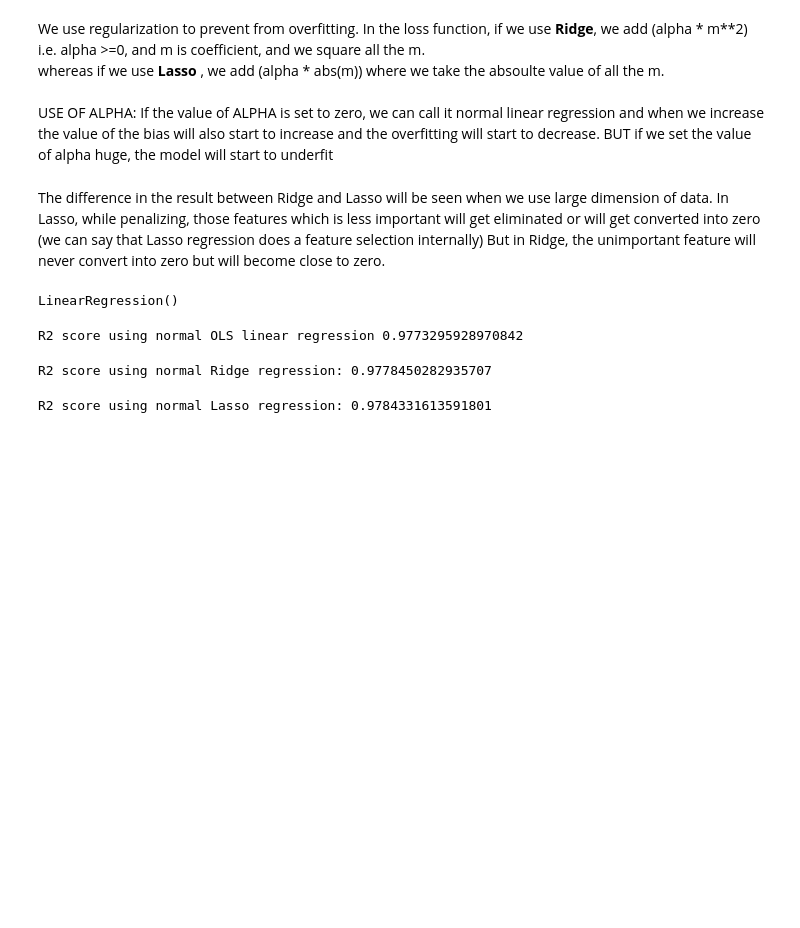
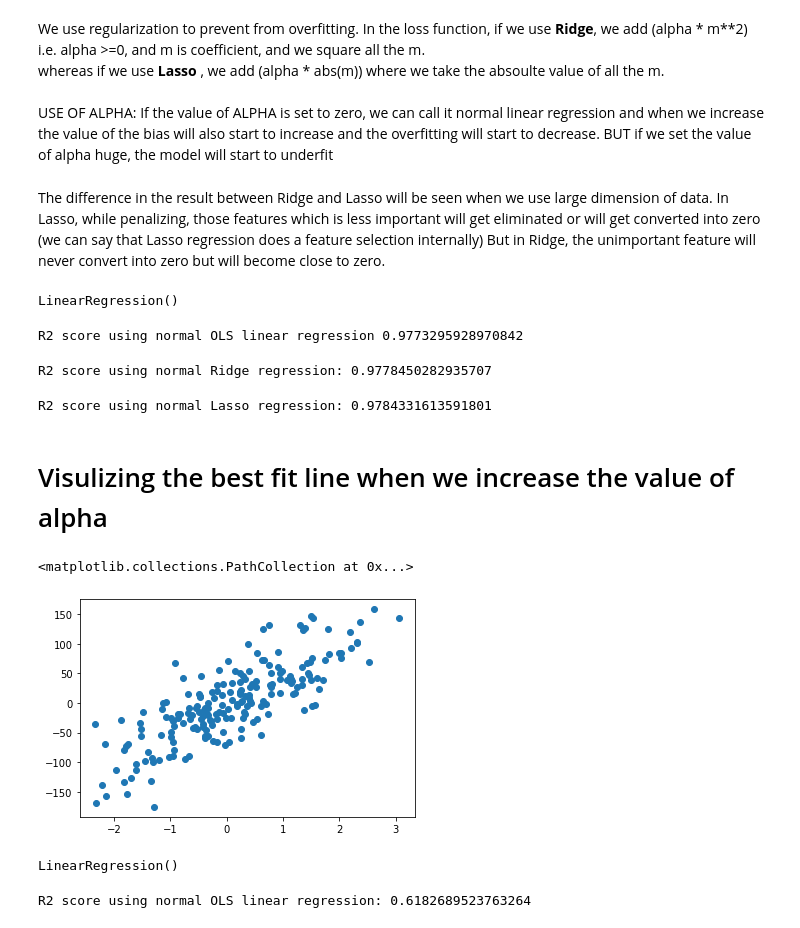
Before and after one commit to Shreejan-git/machine_learning_sklearn, a Jupyter notebook: Regularization_Ridge_lasso.ipynb, the cells around one changed output. Saved outputs shown, nothing was run; the diff lists cells and outputs as text; code cells hidden in the pictures; blank space fills up the shorter version.

Commit message:
implement regularization using sklearn

```diff
--- a/Regularization_Ridge_lasso.ipynb
+++ b/Regularization_Ridge_lasso.ipynb
@@ -49,3 +49,11 @@ rtwol = r2_score(ytest, pred_l)
 print('R2 score using normal Lasso regression:', rtwol)
 # %% [output]
 R2 score using normal Lasso regression: 0.9784331613591801
+# %% [markdown]
+# Visulizing the best fit line when we increase the value of alpha
+# %%
+X, y = make_regression(n_samples=200, n_features=1, n_targets=1, n_informative=1, bias=0.2, noise=40)
+plt.scatter(X,y)
+# %% [output]
+<matplotlib.collections.PathCollection at 0x...>
+[figure, added]
@@ -51,0 +62,5 @@ R2 score using normal Lasso regression: 0.9784331613591801
+# %%
+lr = LinearRegression()
+lr.fit(Xtrain, ytrain)
+# %% [output]
+LinearRegression()
@@ -51,0 +69,5 @@ R2 score using normal Lasso regression: 0.9784331613591801
+# %%
+rtwo = r2_score(ytest, pred)
+print('R2 score using normal OLS linear regression:', rtwo)
+# %% [output]
+R2 score using normal OLS linear regression: 0.6182689523763264
```
Also changed, not shown: parts of 4 cells of this notebook.
